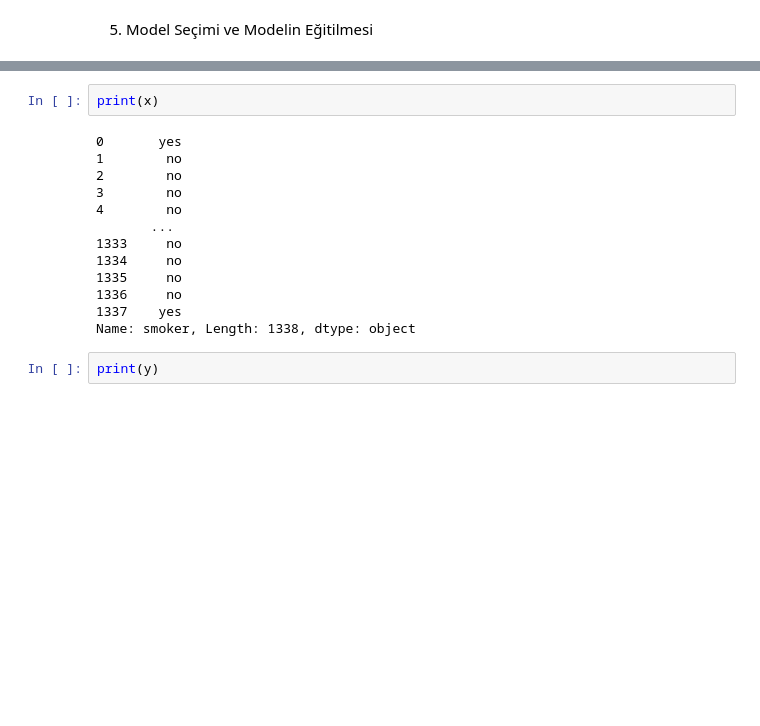
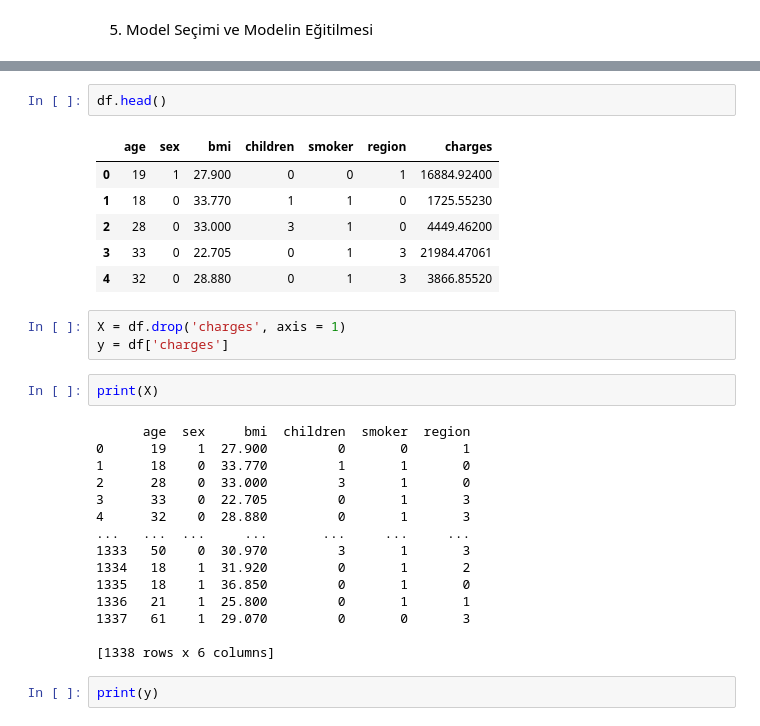
Before and after one commit to gonuldsk/MachineLearning, a Jupyter notebook: Project1.ipynb, the cells around one changed output, grey strips where cells are left out. Drawn from its saved outputs; the diff is of its cells as text; blank space fills up the shorter version.

```diff
--- a/Project1.ipynb
+++ b/Project1.ipynb
@@ -413,18 +388,32 @@ NotFittedError: ignored
+# %%
+df.head()
+# %% [output]
+|  | age | sex | bmi | children | smoker | region | charges |
+| 0 | 19 | 1 | 27.900 | 0 | 0 | 1 | 16884.92400 |
+| 1 | 18 | 0 | 33.770 | 1 | 1 | 0 | 1725.55230 |
+| 2 | 28 | 0 | 33.000 | 3 | 1 | 0 | 4449.46200 |
+| 3 | 33 | 0 | 22.705 | 0 | 1 | 3 | 21984.47061 |
+| 4 | 32 | 0 | 28.880 | 0 | 1 | 3 | 3866.85520 |
+# %%
+X = df.drop('charges', axis = 1)
+y = df['charges']
 # %%
-print(x)
+print(X)
 # %% [output]
-0       yes
-1        no
-2        no
-3        no
-4        no
-       ...
-1333     no
-1334     no
-1335     no
-1336     no
-1337    yes
-Name: smoker, Length: 1338, dtype: object
+      age  sex     bmi  children  smoker  region
+0      19    1  27.900         0       0       1
+1      18    0  33.770         1       1       0
+2      28    0  33.000         3       1       0
+3      33    0  22.705         0       1       3
+4      32    0  28.880         0       1       3
+...   ...  ...     ...       ...     ...     ...
+1333   50    0  30.970         3       1       3
+1334   18    1  31.920         0       1       2
+1335   18    1  36.850         0       1       0
+1336   21    1  25.800         0       1       1
+1337   61    1  29.070         0       0       3
+
+[1338 rows x 6 columns]
 # %%
 print(y)
 # %% [output]
```
Also changed, not shown: parts of 40 cells of this notebook.
